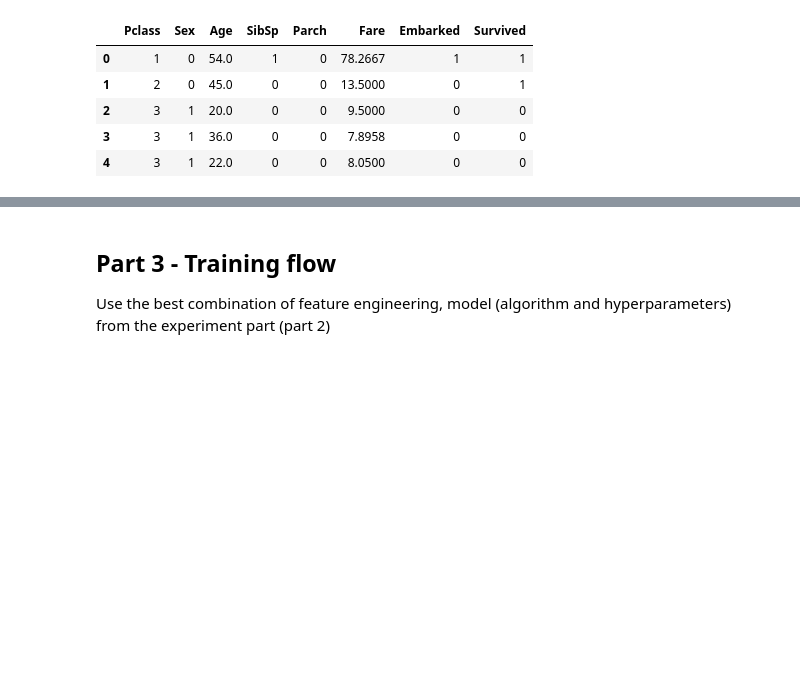
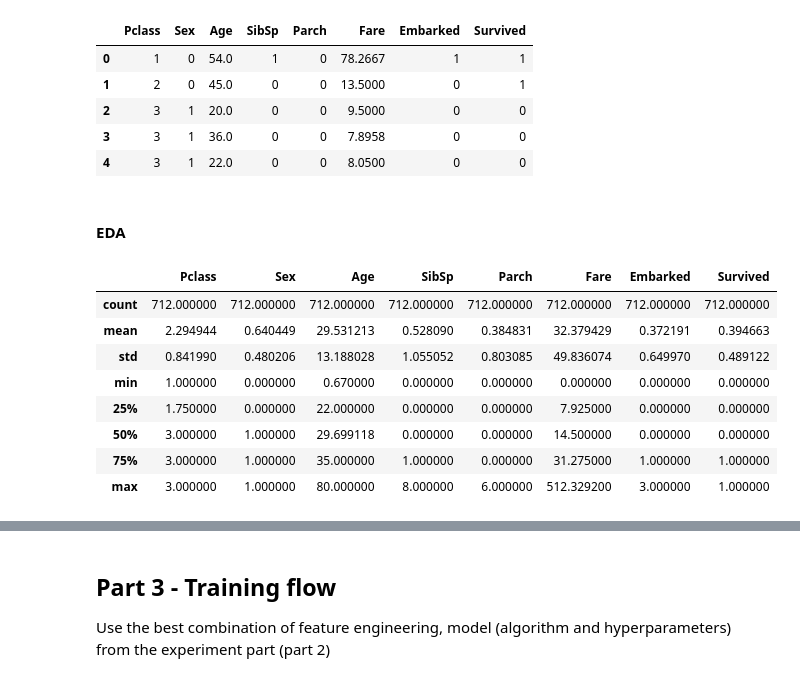
Before and after one commit to OrenIlu/Assignment2_supervised_learning_flow_TITANIC, a Jupyter notebook: Assignment2_supervised_learning_flow.ipynb, the cells around one changed output, grey strips where cells are left out. Saved outputs shown, nothing was run; the diff lists cells and outputs as text; code cells hidden in the pictures; blank space fills up the shorter version.

```diff
--- a/Assignment2_supervised_learning_flow.ipynb
+++ b/Assignment2_supervised_learning_flow.ipynb
@@ -46,3 +44,17 @@ Train dataset:
 | 2 | 3 | 1 | 20.0 | 0 | 0 | 9.5000 | 0 | 0 |
 | 3 | 3 | 1 | 36.0 | 0 | 0 | 7.8958 | 0 | 0 |
 | 4 | 3 | 1 | 22.0 | 0 | 0 | 8.0500 | 0 | 0 |
+# %% [markdown]
+#### EDA
+# %%
+train_df.describe()
+# %% [output]
+|  | Pclass | Sex | Age | SibSp | Parch | Fare | Embarked | Survived |
+| count | 712.000000 | 712.000000 | 712.000000 | 712.000000 | 712.000000 | 712.000000 | 712.000000 | 712.000000 |
+| mean | 2.294944 | 0.640449 | 29.531213 | 0.528090 | 0.384831 | 32.379429 | 0.372191 | 0.394663 |
+| std | 0.841990 | 0.480206 | 13.188028 | 1.055052 | 0.803085 | 49.836074 | 0.649970 | 0.489122 |
+| min | 1.000000 | 0.000000 | 0.670000 | 0.000000 | 0.000000 | 0.000000 | 0.000000 | 0.000000 |
+| 25% | 1.750000 | 0.000000 | 22.000000 | 0.000000 | 0.000000 | 7.925000 | 0.000000 | 0.000000 |
+| 50% | 3.000000 | 1.000000 | 29.699118 | 0.000000 | 0.000000 | 14.500000 | 0.000000 | 0.000000 |
+| 75% | 3.000000 | 1.000000 | 35.000000 | 1.000000 | 0.000000 | 31.275000 | 1.000000 | 1.000000 |
+| max | 3.000000 | 1.000000 | 80.000000 | 8.000000 | 6.000000 | 512.329200 | 3.000000 | 1.000000 |
```
Also changed, not shown: parts of 6 cells of this notebook.
